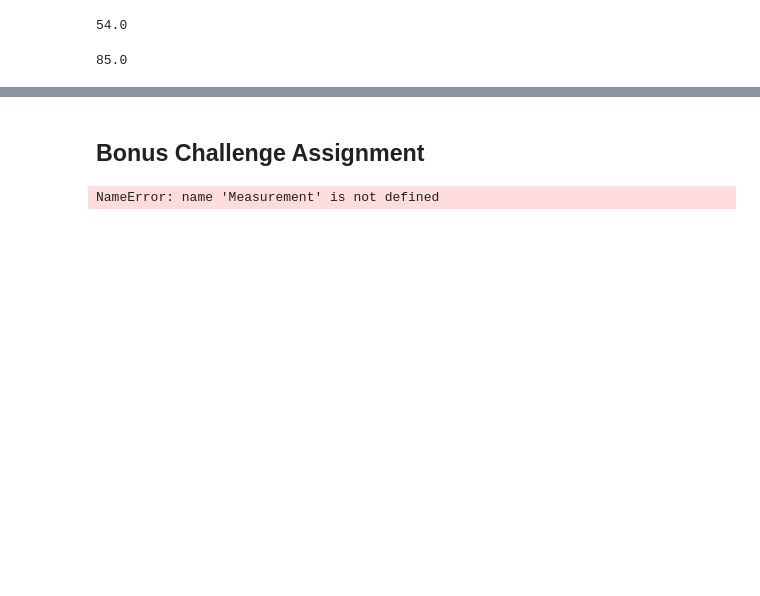
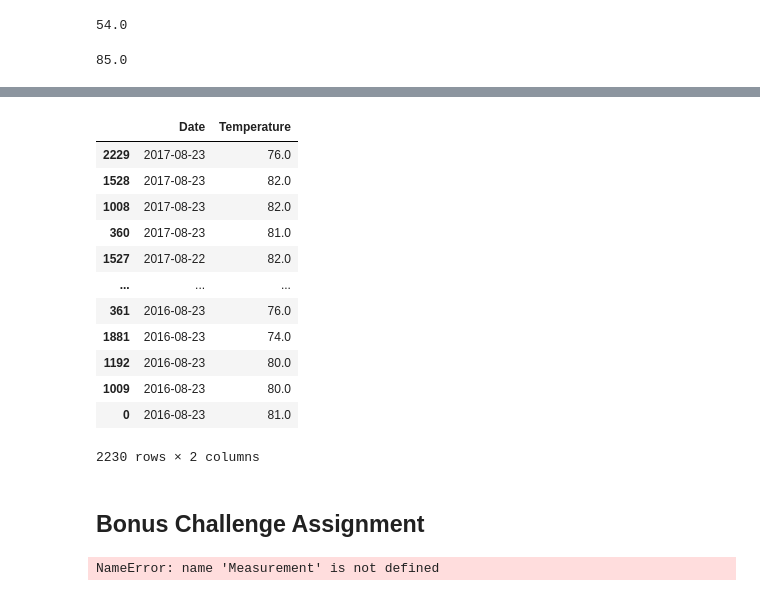
Before and after one commit to Slyssy/sqlalchemy-challenge, a Jupyter notebook: climate.ipynb, the cells around one changed output, grey strips where cells are left out. Cells and saved outputs as stored; diff of their text form; code cells hidden in the pictures; blank space fills up the shorter version.

```diff
--- a/climate.ipynb
+++ b/climate.ipynb
@@ -169,3 +208,27 @@ pprint(session.query(func.max(measurement.tobs)).filter(measurement.station == "
+# %%
+# Query the last 12 months of temperature observation data for this station and plot the results as a histogram
+temp_12mnths_q = session.query(measurement.date, measurement.tobs).filter(
+    and_(measurement.date >= "2016-08-23", measurement.date <= "2017-08-23"))
+
+temp_12mnths = temp_12mnths_q.all()
+temp_12mnths_df = pd.DataFrame(temp_12mnths).rename(columns={"date": "Date", "tobs": "Temperature"})
+
+temp_12mnths_df.sort_values(by=["Date"], inplace=True, ascending=False)
+temp_12mnths_df
+# %% [output]
+|  | Date | Temperature |
+| 2229 | 2017-08-23 | 76.0 |
+| 1528 | 2017-08-23 | 82.0 |
+| 1008 | 2017-08-23 | 82.0 |
+| 360 | 2017-08-23 | 81.0 |
+| 1527 | 2017-08-22 | 82.0 |
+| ... | ... | ... |
+| 361 | 2016-08-23 | 76.0 |
+| 1881 | 2016-08-23 | 74.0 |
+| 1192 | 2016-08-23 | 80.0 |
+| 1009 | 2016-08-23 | 80.0 |
+| 0 | 2016-08-23 | 81.0 |
+2230 rows × 2 columns
 # %% [markdown]
 ## Bonus Challenge Assignment
 # %%
```
Also changed, not shown: parts of 16 cells of this notebook.
